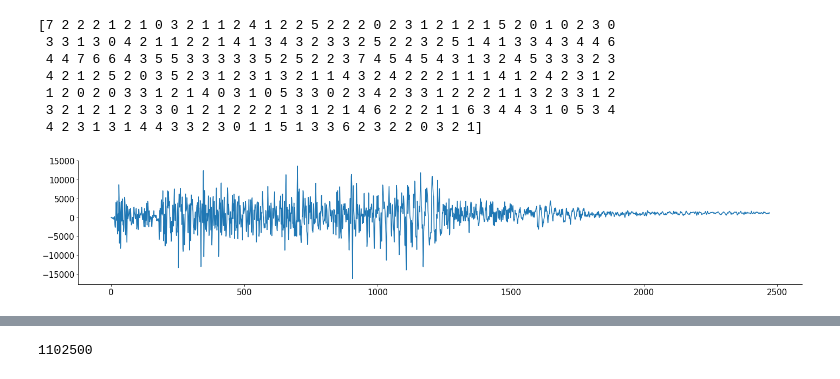
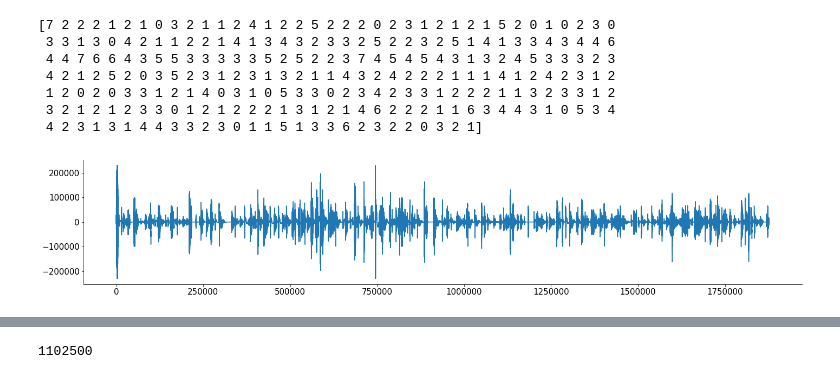
Before and after one commit to mabdelhack/steinmetz_beatbox, a Jupyter notebook: steinmetz_beatbox.ipynb, the cells around one changed output, grey strips where cells are left out. Drawn from its saved outputs; the diff is of its cells as text; code cells hidden in the pictures.

```diff
--- a/steinmetz_beatbox.ipynb
+++ b/steinmetz_beatbox.ipynb
@@ -141,29 +141,30 @@ c = np.sum(dat['spks'][0, :, :], axis=0)
  3 2 1 2 1 2 3 3 0 1 2 1 2 2 2 1 3 1 2 1 4 6 2 2 2 1 1 6 3 4 4 3 1 0 5 3 4
  4 2 3 1 3 1 4 4 3 3 2 3 0 1 1 5 1 3 3 6 2 3 2 2 0 3 2 1]
 # %%
+fs = 44100
+sample_rate = 100
 audio = np.array(0)
 for segment in c:
-    segment_upsampled = signal.upfirdn([1], [segment], 44100)
+    segment_upsampled = signal.upfirdn([1], [segment], fs//sample_rate)
     beatbox_segment_choice = np.random.randint(number_of_wavs)
 #     print(beatbox_segment_choice)
 #     print(segment_upsampled.dtype)
     note = wav_segments[beatbox_segment_choice]
 
     convolved = signal.convolve(np.double(segment_upsampled), note)
 
 
     audio = np.hstack((audio, convolved))
 
 #     audio = audio.astype(np.float)
 #     audio =  audio / np.max(np.abs(audio)) * np.iinfo(np.int16).max
-    fs = 44100  # 44100 samples per second
 #     print(audio.shape)
     # Start playback
 #     play_obj = sa.play_buffer(np.array(audio, dtype=np.int16), 1, 2, fs)
 #     break
 
 # audio =  audio / np.max(np.abs(audio))
 plt.plot(np.arange(len(audio)), audio)
 plt.show()
 # %% [output]
-[figure, old version]
+[figure, new version]
```
Also changed, not shown: parts of 7 cells of this notebook.
